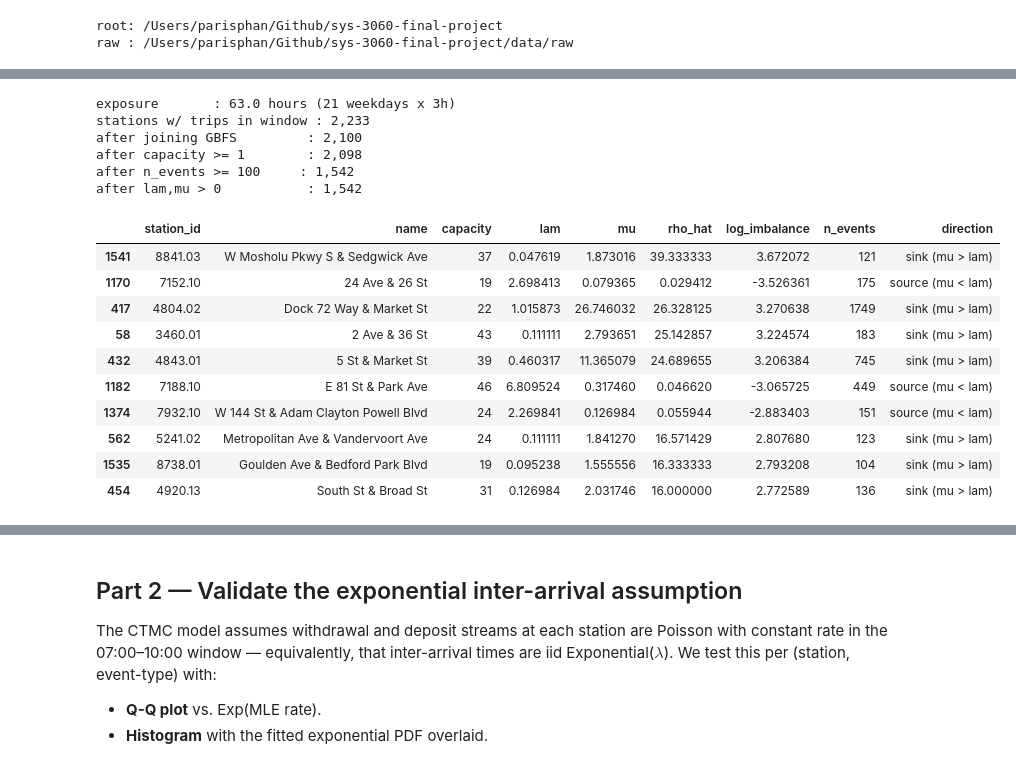
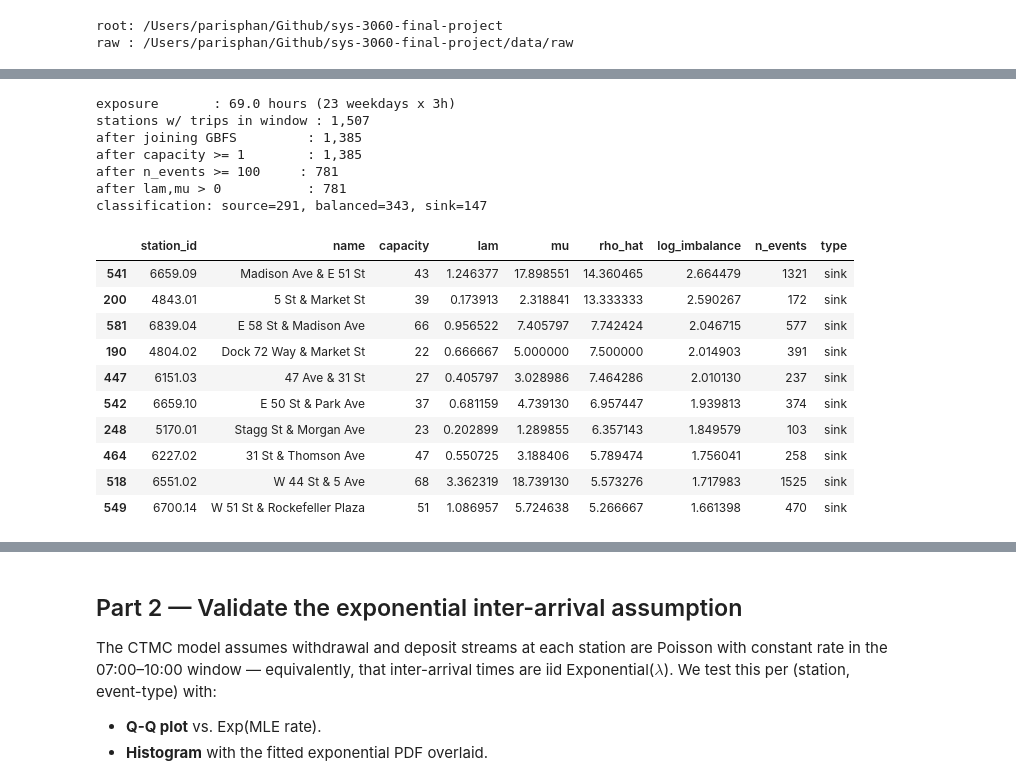
Before and after one commit to paris-phan/sys-3060-final-project, a Jupyter notebook: notebooks/01_exploration_and_base_model.ipynb, the cells around one changed output, grey strips where cells are left out. Drawn from its saved outputs; the diff is of its cells as text; code cells hidden in the pictures.

```diff
--- a/notebooks/01_exploration_and_base_model.ipynb
+++ b/notebooks/01_exploration_and_base_model.ipynb
@@ -42,14 +42,23 @@ PROCESSED_DIR = ROOT / "data" / "processed"
 PROCESSED_DIR.mkdir(parents=True, exist_ok=True)
 
 # --- global knobs -----------------------------------------------------------
-YEAR_MONTH    = "202409"   # September 2024
-START_HOUR    = 7          # inclusive
-END_HOUR      = 10         # exclusive -> 3-hour window
-MIN_EVENTS    = 100        # per-station minimum to keep; drops noisy low-volume stations
-NEIGHBOR_R_M  = 500.0      # cap geographic radius for nearest-neighbour clustering
-N_NEIGHBORS   = 3          # 2-3 neighbours per seed as the spec suggests
-N_SEEDS       = 40         # how many high-imbalance stations to expand into clusters
-TOP_CLUSTERS  = 10         # rows to show in the ranked candidate table
+YEAR_MONTH       = "202112"   # December 2021
+START_HOUR       = 7          # inclusive
+END_HOUR         = 10         # exclusive -> 3-hour window
+MIN_EVENTS       = 100        # per-station minimum; drops noisy low-volume stations
+
+# Imbalance thresholds for station classification (rho = mu / lam).
+SOURCE_RHO_MAX   = 0.7        # rho below this -> 'source' (runs dry)
+SINK_RHO_MIN     = 1.5        # rho above this -> 'sink'   (overfills)
+
+# Cluster-assembly knobs.
+N_SINK_SEEDS     = 20         # seed count: top sinks by volume * |log rho|
+K_ORIGINS        = 3          # top-K origin stations feeding into each seed sink
+MAX_CLUSTER_SIZE = 5
+MIN_CLUSTER_EVENTS = 2000     # gate: total events across cluster members
+NEARBY_SINK_KM   = 1.0        # radius for optional extra-sink inclusion
+
+TOP_CLUSTERS     = 10         # rows to show in the ranked candidate table
 
 print("root:", ROOT)
 print("raw :", RAW_DIR)
@@ -100,49 +115,64 @@ print(f"stations w/ trips in window : {len(rates):,}")
 # as their station_id; `src.data.fetch_station_info` standardizes on that
 # encoding so a direct merge on `station_id` is one-to-one.
 stations = (
     rates.merge(stations_gbfs, on="station_id", how="left", validate="one_to_one")
           .dropna(subset=["lat", "lng", "capacity"])
           .astype({"capacity": "int64"})
           .reset_index(drop=True)
 )
 print(f"after joining GBFS         : {len(stations):,}")
 
 # Capacity >= 1 (GBFS includes a handful of cap=0 'ghost' stations that aren't
 # physically docked; they'd produce a degenerate 1-state chain).
 stations = stations.loc[stations["capacity"] >= 1].reset_index(drop=True)
 print(f"after capacity >= 1        : {len(stations):,}")
 
 # Volume filter.
 stations = stations.loc[stations["n_events"] >= MIN_EVENTS].reset_index(drop=True)
 print(f"after n_events >= {MIN_EVENTS}     : {len(stations):,}")
 
 # Require lam and mu both > 0 so log(rho) is finite.
 stations = stations.loc[(stations["lam"] > 0) & (stations["mu"] > 0)].reset_index(drop=True)
 print(f"after lam,mu > 0           : {len(stations):,}")
 
 # Imbalance metric on the log scale -> symmetric in source vs. sink.
 stations["log_imbalance"] = np.log(stations["rho_hat"])
 stations["abs_log_imbalance"] = stations["log_imbalance"].abs()
-stations["direction"] = np.where(stations["rho_hat"] > 1, "sink (mu > lam)", "source (mu < lam)")
+
+# Three-way classification by rho. `balanced` stations are kept in the
+# universe (they can appear as origins in the routing matrix and contribute
+# to volume) but they are not seed material.
+def _classify(rho):
+    if rho < SOURCE_RHO_MAX:
+        return "source"
+    if rho > SINK_RHO_MIN:
+        return "sink"
+    return "balanced"
+
+stations["type"] = stations["rho_hat"].apply(_classify).astype("category")
+counts = stations["type"].value_counts().to_dict()
+print(f"classification: source={counts.get('source',0)}, "
+      f"balanced={counts.get('balanced',0)}, sink={counts.get('sink',0)}")
 
 stations.sort_values("abs_log_imbalance", ascending=False).head(10)[
-    ["station_id", "name", "capacity", "lam", "mu", "rho_hat", "log_imbalance", "n_events", "direction"]
+    ["station_id", "name", "capacity", "lam", "mu", "rho_hat", "log_imbalance", "n_events", "type"]
 ]
 # %% [output]
-exposure       : 63.0 hours (21 weekdays x 3h)
-stations w/ trips in window : 2,233
-after joining GBFS         : 2,100
-after capacity >= 1        : 2,098
-after n_events >= 100     : 1,542
-after lam,mu > 0           : 1,542
+exposure       : 69.0 hours (23 weekdays x 3h)
+stations w/ trips in window : 1,507
+after joining GBFS         : 1,385
+after capacity >= 1        : 1,385
+after n_events >= 100     : 781
+after lam,mu > 0           : 781
+classification: source=291, balanced=343, sink=147
-|  | station_id | name | capacity | lam | mu | rho_hat | log_imbalance | n_events | direction |
-| 1541 | 8841.03 | W Mosholu Pkwy S & Sedgwick Ave | 37 | 0.047619 | 1.873016 | 39.333333 | 3.672072 | 121 | sink (mu > lam) |
-| 1170 | 7152.10 | 24 Ave & 26 St | 19 | 2.698413 | 0.079365 | 0.029412 | -3.526361 | 175 | source (mu < lam) |
-| 417 | 4804.02 | Dock 72 Way & Market St | 22 | 1.015873 | 26.746032 | 26.328125 | 3.270638 | 1749 | sink (mu > lam) |
-| 58 | 3460.01 | 2 Ave & 36 St | 43 | 0.111111 | 2.793651 | 25.142857 | 3.224574 | 183 | sink (mu > lam) |
-| 432 | 4843.01 | 5 St & Market St | 39 | 0.460317 | 11.365079 | 24.689655 | 3.206384 | 745 | sink (mu > lam) |
-| 1182 | 7188.10 | E 81 St & Park Ave | 46 | 6.809524 | 0.317460 | 0.046620 | -3.065725 | 449 | source (mu < lam) |
-| 1374 | 7932.10 | W 144 St & Adam Clayton Powell Blvd | 24 | 2.269841 | 0.126984 | 0.055944 | -2.883403 | 151 | source (mu < lam) |
-| 562 | 5241.02 | Metropolitan Ave & Vandervoort Ave | 24 | 0.111111 | 1.841270 | 16.571429 | 2.807680 | 123 | sink (mu > lam) |
-| 1535 | 8738.01 | Goulden Ave & Bedford Park Blvd | 19 | 0.095238 | 1.555556 | 16.333333 | 2.793208 | 104 | sink (mu > lam) |
-| 454 | 4920.13 | South St & Broad St | 31 | 0.126984 | 2.031746 | 16.000000 | 2.772589 | 136 | sink (mu > lam) |
+|  | station_id | name | capacity | lam | mu | rho_hat | log_imbalance | n_events | type |
+| 541 | 6659.09 | Madison Ave & E 51 St | 43 | 1.246377 | 17.898551 | 14.360465 | 2.664479 | 1321 | sink |
+| 200 | 4843.01 | 5 St & Market St | 39 | 0.173913 | 2.318841 | 13.333333 | 2.590267 | 172 | sink |
+| 581 | 6839.04 | E 58 St & Madison Ave | 66 | 0.956522 | 7.405797 | 7.742424 | 2.046715 | 577 | sink |
+| 190 | 4804.02 | Dock 72 Way & Market St | 22 | 0.666667 | 5.000000 | 7.500000 | 2.014903 | 391 | sink |
+| 447 | 6151.03 | 47 Ave & 31 St | 27 | 0.405797 | 3.028986 | 7.464286 | 2.010130 | 237 | sink |
+| 542 | 6659.10 | E 50 St & Park Ave | 37 | 0.681159 | 4.739130 | 6.957447 | 1.939813 | 374 | sink |
+| 248 | 5170.01 | Stagg St & Morgan Ave | 23 | 0.202899 | 1.289855 | 6.357143 | 1.849579 | 103 | sink |
+| 464 | 6227.02 | 31 St & Thomson Ave | 47 | 0.550725 | 3.188406 | 5.789474 | 1.756041 | 258 | sink |
+| 518 | 6551.02 | W 44 St & 5 Ave | 68 | 3.362319 | 18.739130 | 5.573276 | 1.717983 | 1525 | sink |
+| 549 | 6700.14 | W 51 St & Rockefeller Plaza | 51 | 1.086957 | 5.724638 | 5.266667 | 1.661398 | 470 | sink |
```
Also changed, not shown: parts of 18 cells of this notebook, 3 other files.
